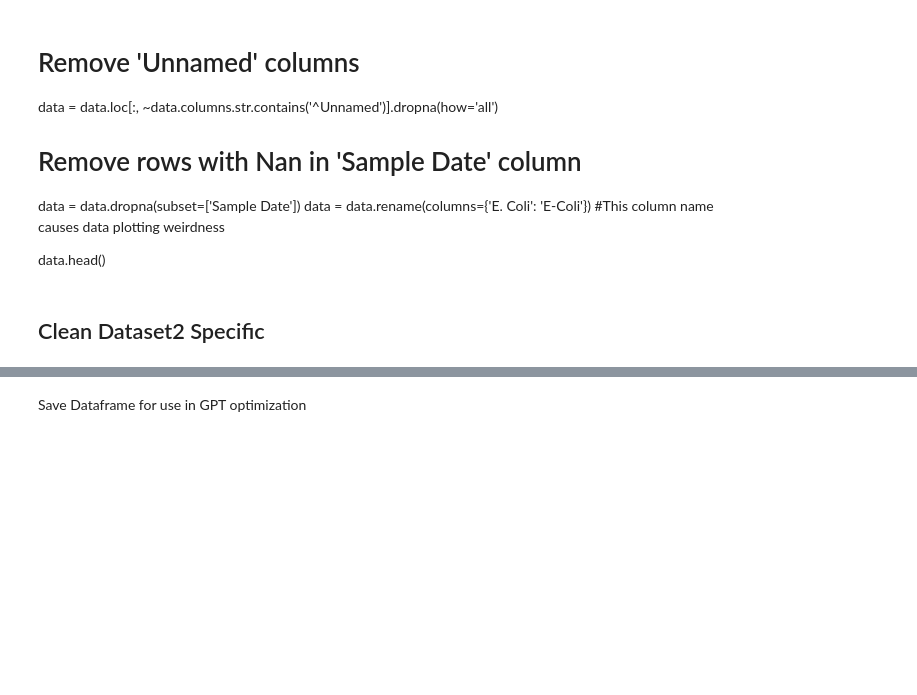
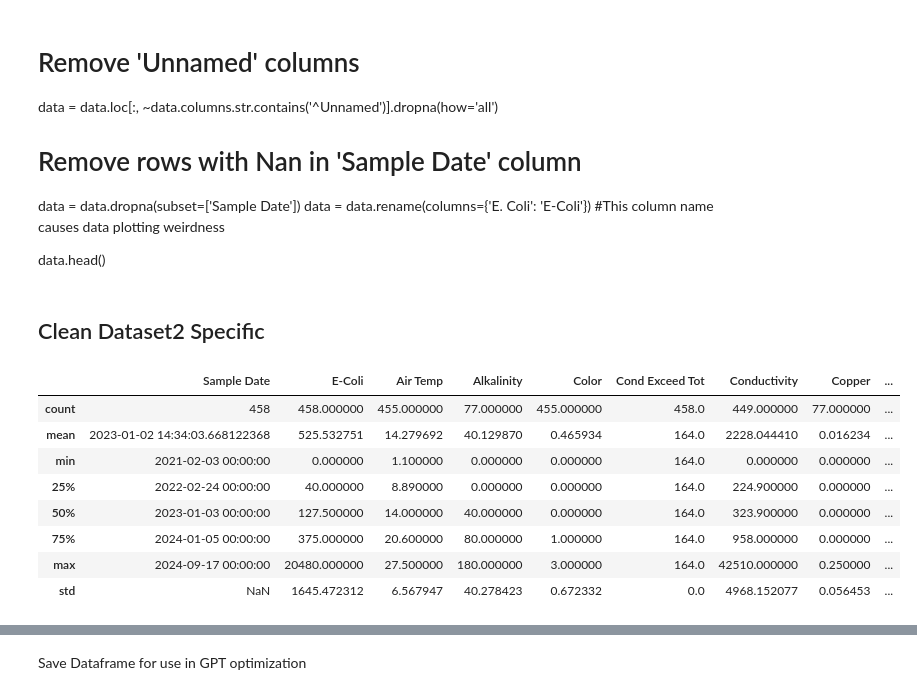
Before and after one commit to gwlund/bellingham-stormwater-analysis, a Jupyter notebook: Bellingham-Stormwater-Analysis.ipynb, the cells around one changed output, grey strips where cells are left out. Drawn from its saved outputs; the diff is of its cells as text; code cells hidden in the pictures; blank space fills up the shorter version.

```diff
--- a/Bellingham-Stormwater-Analysis.ipynb
+++ b/Bellingham-Stormwater-Analysis.ipynb
@@ -62,15 +62,28 @@ data.head()
 # %%
 data = data.rename(columns={'Survey::Survey_Date': 'Sample Date'})
 data = data.rename(columns={'Survey::City': 'City'})
 data = data.rename(columns={'Outfall_ID': 'Site ID'})
 data = data.rename(columns={'E. coli at 100ml': 'E-Coli'})
 data = data.rename(columns={'Enterococcus at 100ml': 'Enterococcus'})
 
 # Convert Sample Date to datetime
 data['Sample Date'] = pd.to_datetime(data['Sample Date'])
 #data['Sample Date'] = pd.to_datetime(data['Sample Date'], errors='coerce', format='%m-%d-%y')
 
+#Remove rows with NaN E-Coli values
+data = data.dropna(subset=['E-Coli'])
+
 data.dtypes
 data.describe()
 
 #data
+# %% [output]
+|  | Sample Date | E-Coli | Air Temp | Alkalinity | Color | Cond Exceed Tot | Conductivity | Copper | ... |
+| count | 458 | 458.000000 | 455.000000 | 77.000000 | 455.000000 | 458.0 | 449.000000 | 77.000000 | ... |
+| mean | 2023-01-02 14:34:03.668122368 | 525.532751 | 14.279692 | 40.129870 | 0.465934 | 164.0 | 2228.044410 | 0.016234 | ... |
+| min | 2021-02-03 00:00:00 | 0.000000 | 1.100000 | 0.000000 | 0.000000 | 164.0 | 0.000000 | 0.000000 | ... |
+| 25% | 2022-02-24 00:00:00 | 40.000000 | 8.890000 | 0.000000 | 0.000000 | 164.0 | 224.900000 | 0.000000 | ... |
+| 50% | 2023-01-03 00:00:00 | 127.500000 | 14.000000 | 40.000000 | 0.000000 | 164.0 | 323.900000 | 0.000000 | ... |
+| 75% | 2024-01-05 00:00:00 | 375.000000 | 20.600000 | 80.000000 | 1.000000 | 164.0 | 958.000000 | 0.000000 | ... |
+| max | 2024-09-17 00:00:00 | 20480.000000 | 27.500000 | 180.000000 | 3.000000 | 164.0 | 42510.000000 | 0.250000 | ... |
+| std | NaN | 1645.472312 | 6.567947 | 40.278423 | 0.672332 | 0.0 | 4968.152077 | 0.056453 | ... |
```
Also changed, not shown: parts of 18 cells of this notebook, 1 other file.
